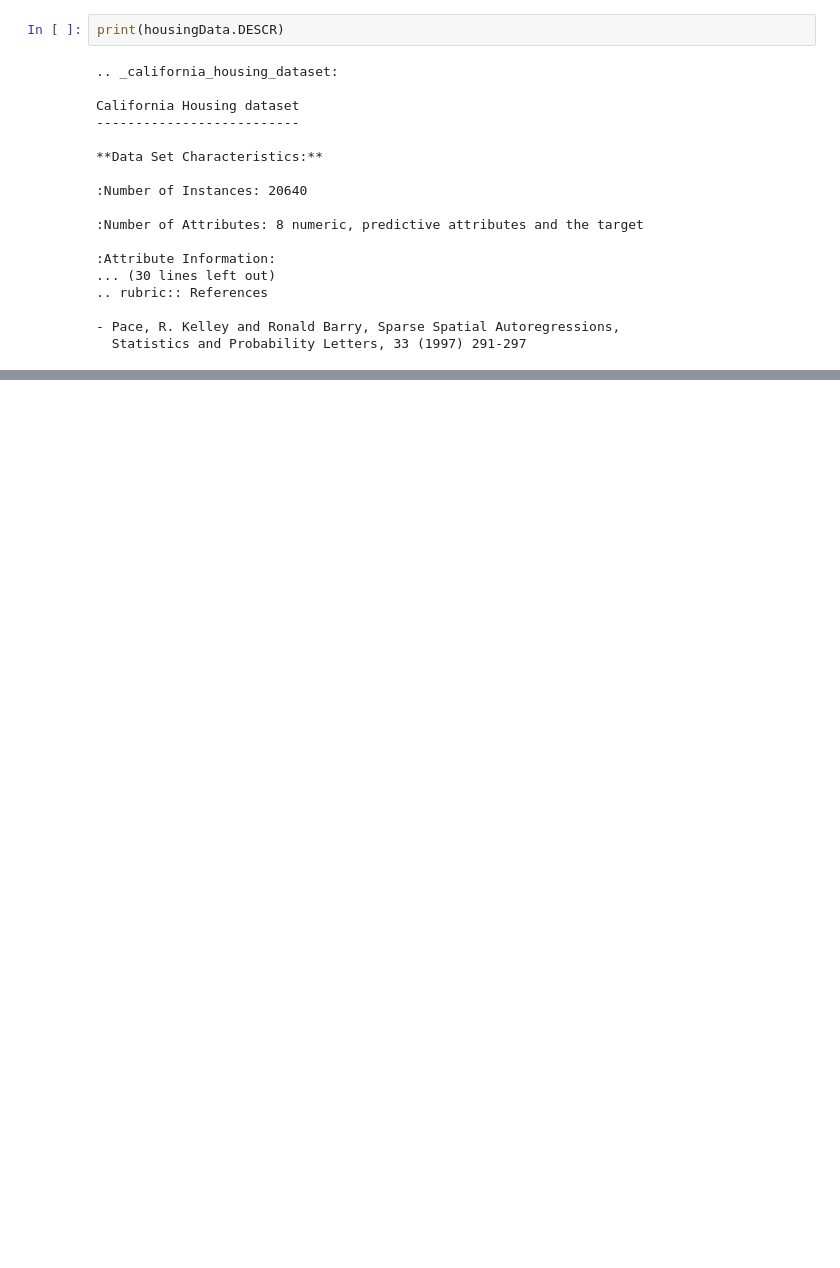
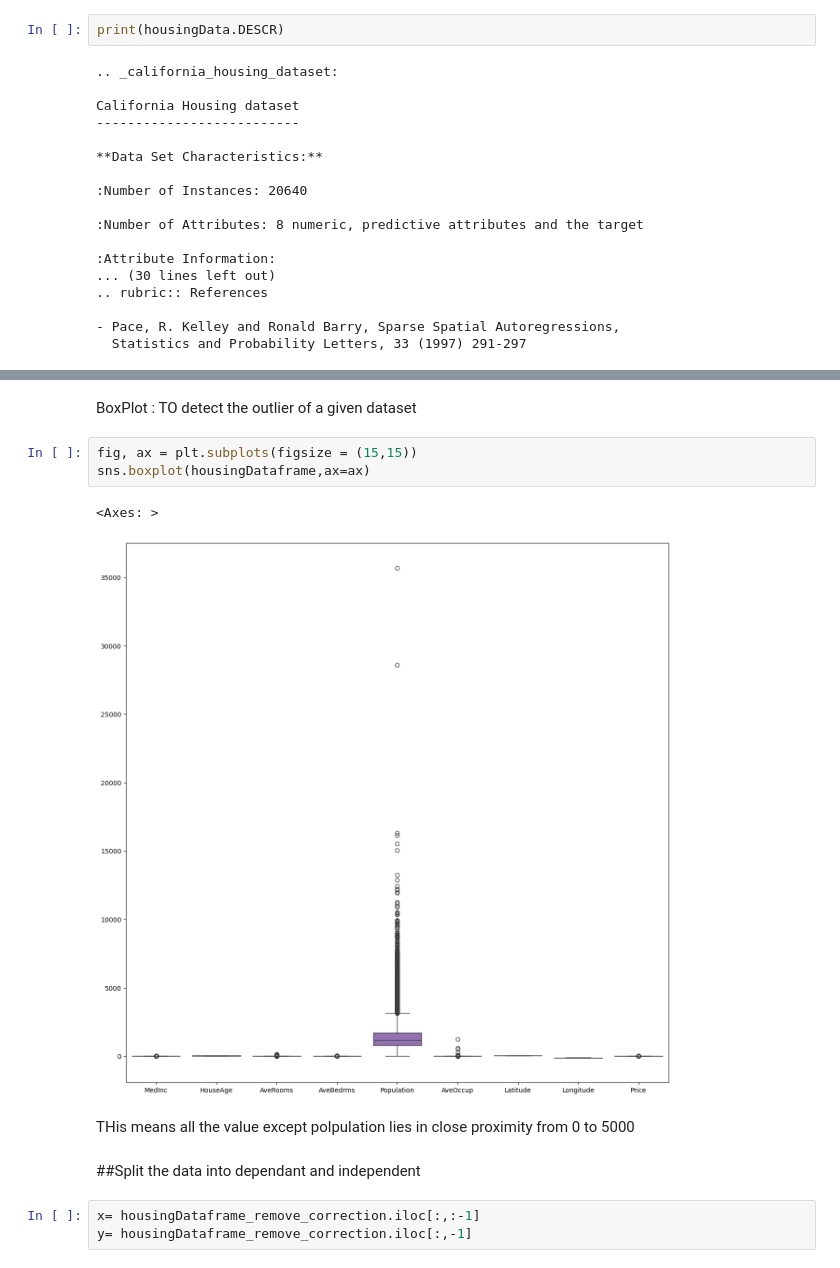
Before and after one commit to rohangho/LineraRegression, a Jupyter notebook: HouseProce.ipynb, the cells around one changed output, grey strips where cells are left out. Saved outputs shown, nothing was run; the diff lists cells and outputs as text; blank space fills up the shorter version.

```diff
--- a/HouseProce.ipynb
+++ b/HouseProce.ipynb
@@ -57,0 +177,15 @@ California Housing dataset
+# %% [markdown]
+BoxPlot : TO detect the outlier of a given dataset
+# %%
+fig, ax = plt.subplots(figsize = (15,15))
+sns.boxplot(housingDataframe,ax=ax)
+# %% [output]
+<Axes: >
+[figure, added]
+# %% [markdown]
+THis means all the value except polpulation lies in close proximity from 0 to 5000
+# %% [markdown]
+##Split the data into dependant and independent
+# %%
+x= housingDataframe_remove_correction.iloc[:,:-1]
+y= housingDataframe_remove_correction.iloc[:,-1]
```
Also changed, not shown: parts of 34 cells of this notebook.
